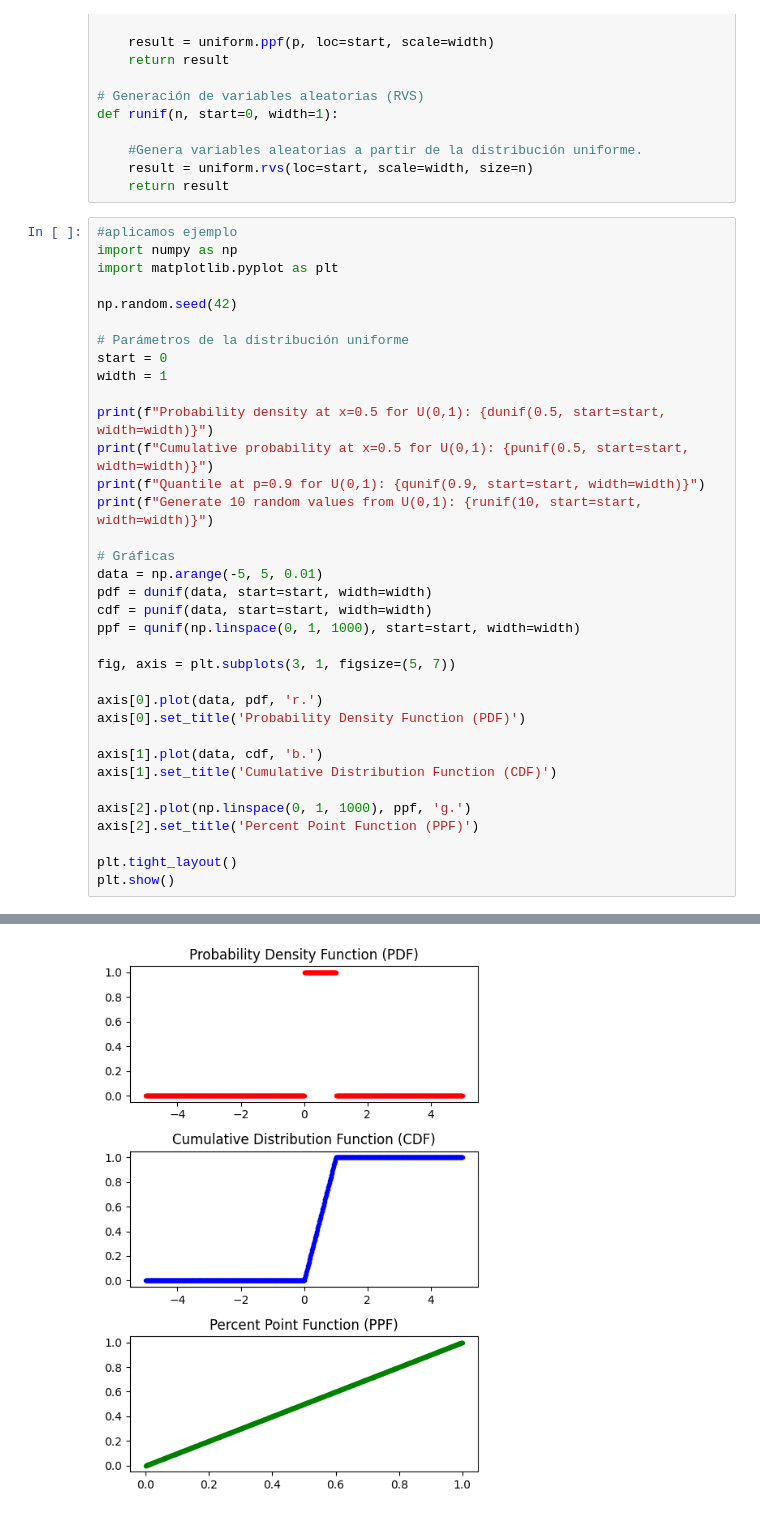
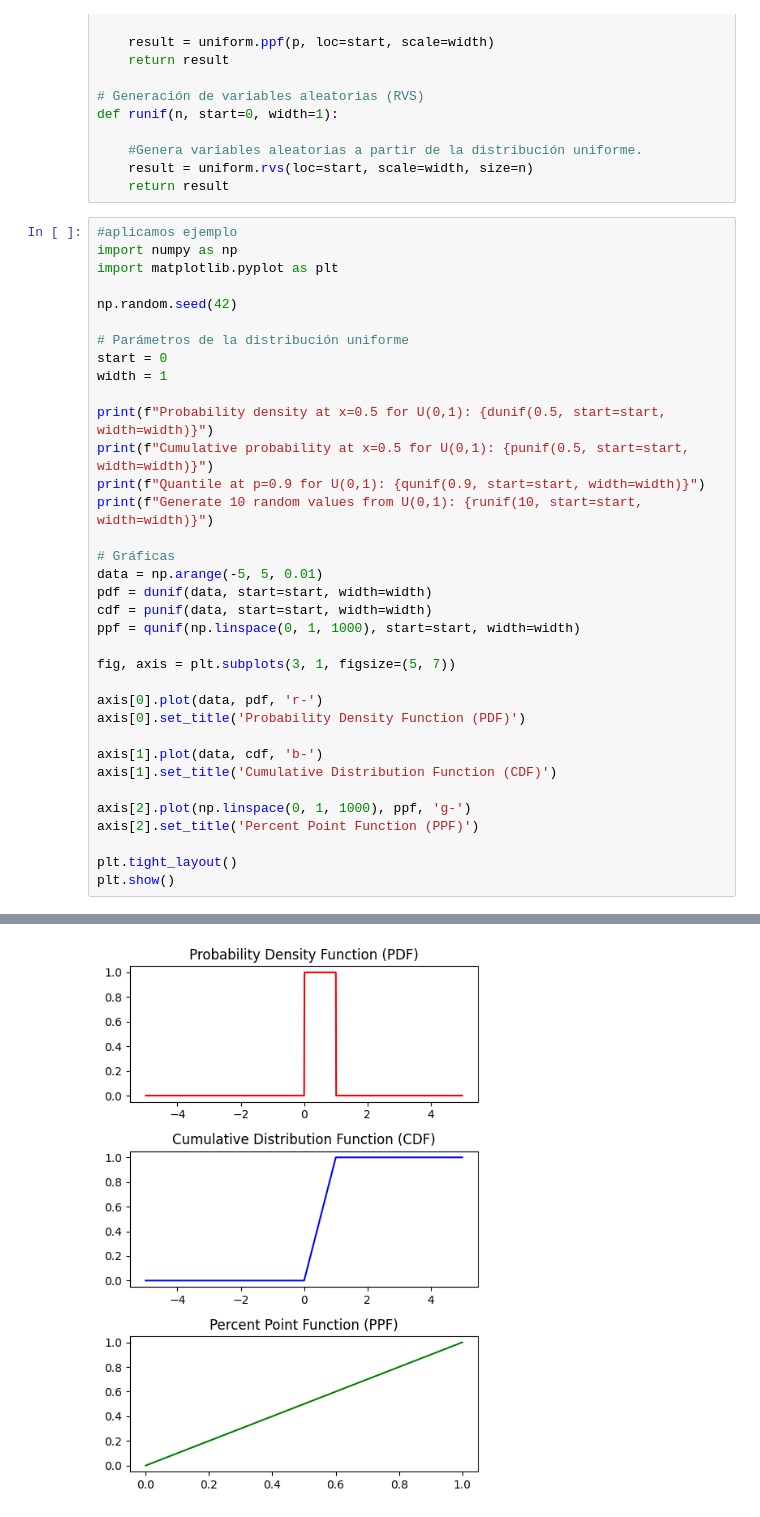
Before and after one commit to LuisEduGarcia/probability-distribution-exercises-project-with-python, a Jupyter notebook: notebook/problems.es.ipynb, the cells around one changed output, grey strips where cells are left out. Cells and saved outputs as stored; diff of their text form.

```diff
--- a/notebook/problems.es.ipynb
+++ b/notebook/problems.es.ipynb
@@ -207,34 +207,34 @@ np.random.seed(42)
 start = 0
 width = 1
 
 print(f"Probability density at x=0.5 for U(0,1): {dunif(0.5, start=start, width=width)}")
 print(f"Cumulative probability at x=0.5 for U(0,1): {punif(0.5, start=start, width=width)}")
 print(f"Quantile at p=0.9 for U(0,1): {qunif(0.9, start=start, width=width)}")
 print(f"Generate 10 random values from U(0,1): {runif(10, start=start, width=width)}")
 
 # Gráficas
 data = np.arange(-5, 5, 0.01)
 pdf = dunif(data, start=start, width=width)
 cdf = punif(data, start=start, width=width)
 ppf = qunif(np.linspace(0, 1, 1000), start=start, width=width)
 
 fig, axis = plt.subplots(3, 1, figsize=(5, 7))
 
-axis[0].plot(data, pdf, 'r.')
+axis[0].plot(data, pdf, 'r-')
 axis[0].set_title('Probability Density Function (PDF)')
 
-axis[1].plot(data, cdf, 'b.')
+axis[1].plot(data, cdf, 'b-')
 axis[1].set_title('Cumulative Distribution Function (CDF)')
 
-axis[2].plot(np.linspace(0, 1, 1000), ppf, 'g.')
+axis[2].plot(np.linspace(0, 1, 1000), ppf, 'g-')
 axis[2].set_title('Percent Point Function (PPF)')
 
 plt.tight_layout()
 plt.show()
 # %% [output]
 Probability density at x=0.5 for U(0,1): 1.0
 Cumulative probability at x=0.5 for U(0,1): 0.5
 Quantile at p=0.9 for U(0,1): 0.9
 Generate 10 random values from U(0,1): [0.37454012 0.95071431 0.73199394 0.59865848 0.15601864 0.15599452
  0.05808361 0.86617615 0.60111501 0.70807258]
-[figure, old version]
+[figure, new version]
```
